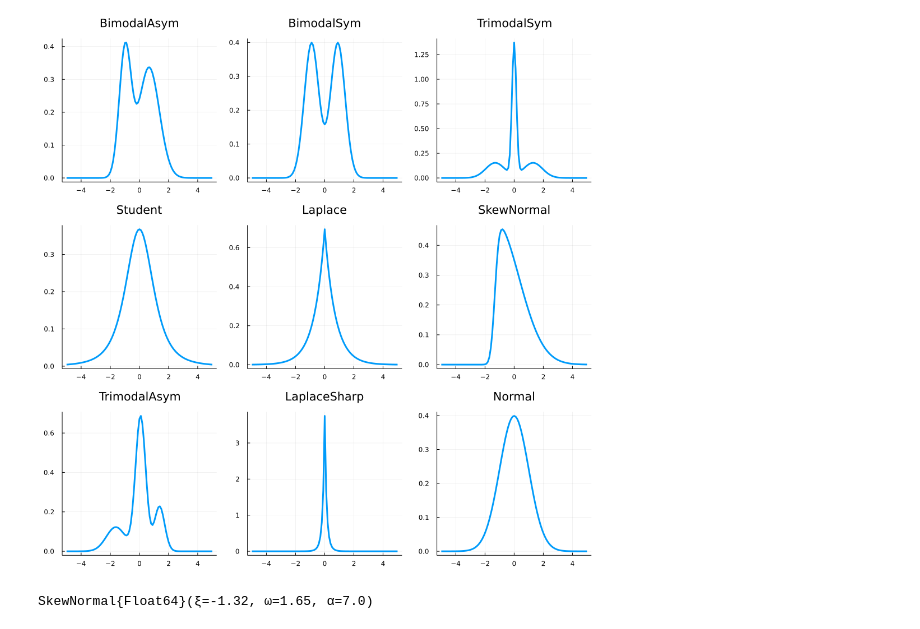
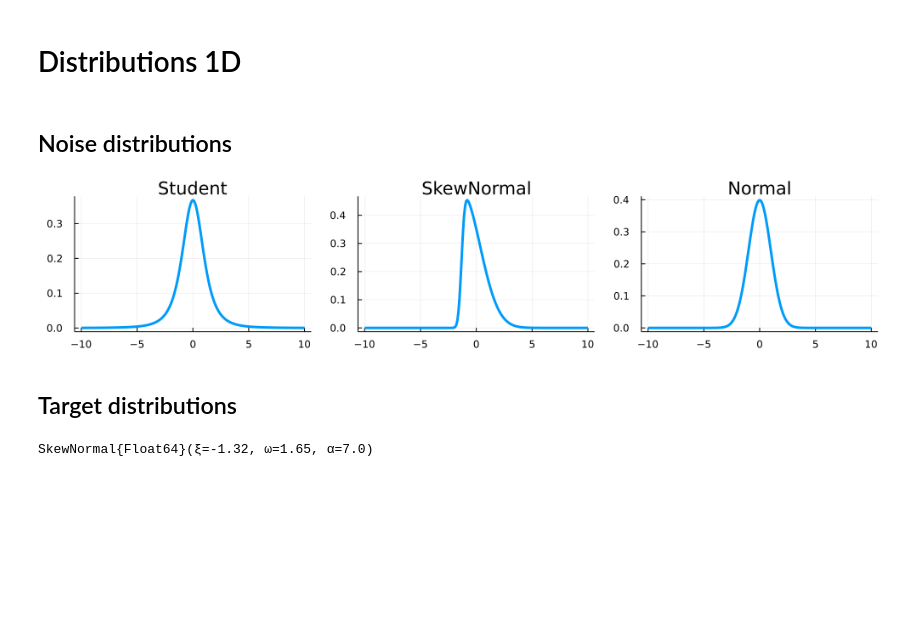
Before and after one commit to dsb-lab/scBayesDeconv.jl, a Jupyter notebook: examples/artificialDeconvolutions.ipynb, the cells around one changed output. Saved outputs shown, nothing was run; the diff lists cells and outputs as text; code cells hidden in the pictures; blank space fills up the shorter version.

```diff
--- a/examples/artificialDeconvolutions.ipynb
+++ b/examples/artificialDeconvolutions.ipynb
@@ -5,6 +5,10 @@ using scBayesDeconv
 using Plots
 using DataFrames
 using CSV
+# %% [markdown]
+# Distributions 1D
+# %% [markdown]
+## Noise distributions
 # %%
 dNoise = Dict()
 
@@ -37,14 +48,16 @@ dNoise["LaplaceSharp"] = MixtureModel([
 # %%
-x = -5:.1:5
+x = -10:.1:10
 
 l = []
 for (i,j) in pairs(dNoise)
     push!(l,plot(x,pdf.(j,x),title=i,linewidth=3,label=""))
 end
 
-plot(l...,layout=(3,3),size=[1000,1000])
+plot(l...,layout=(1,3),size=[1000,200])
 # %% [output]
-[figure, old version]
+[figure, new version]
+# %% [markdown]
+## Target distributions
 # %%
 dTarget = Dict()
 
```
Also changed, not shown: parts of 12 cells of this notebook, 7 other files.
